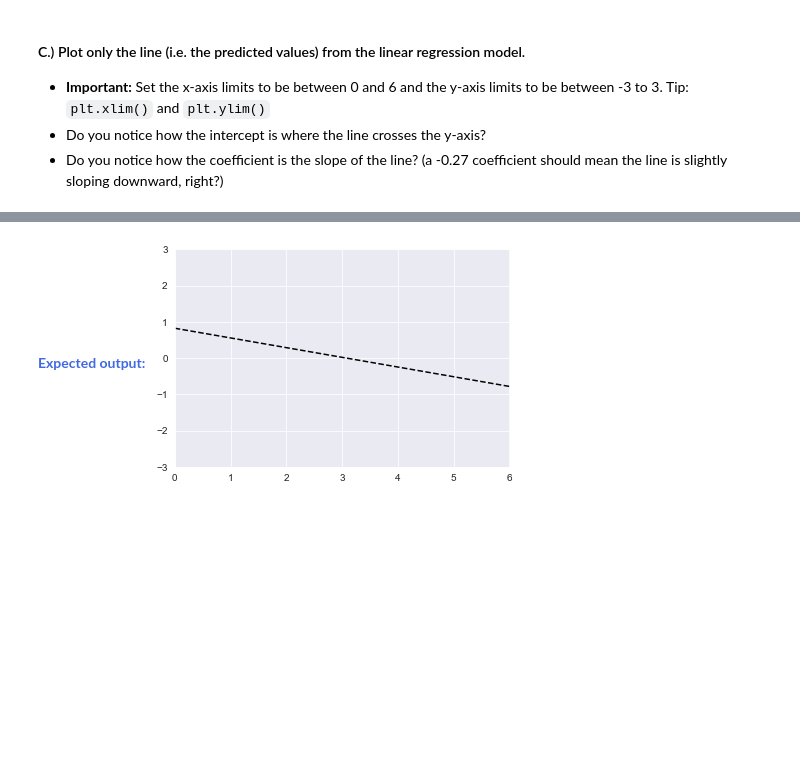
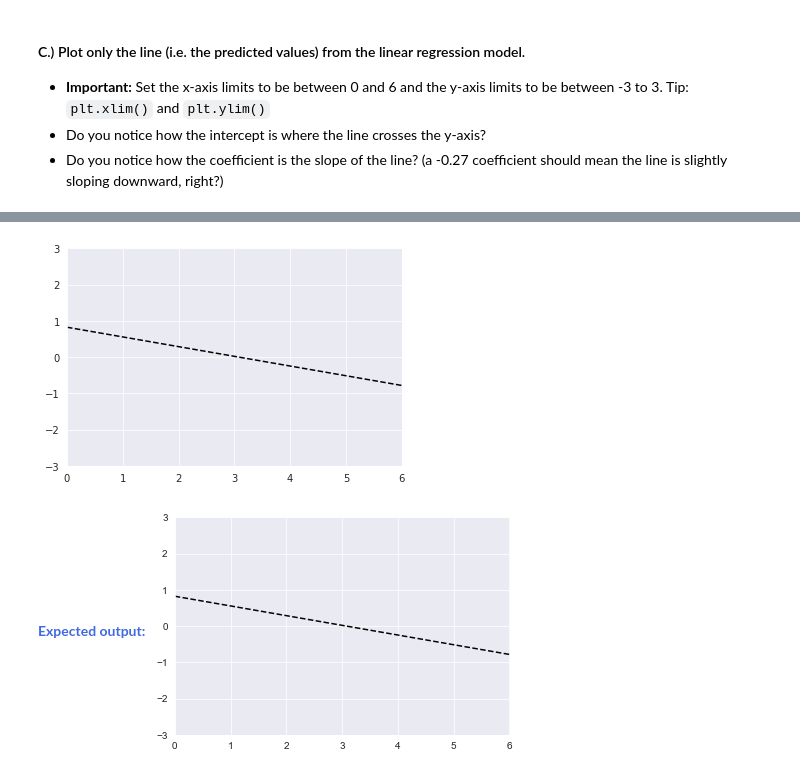
Before and after one commit to cedricsoares/elite_data_science, a Jupyter notebook: 2 - Workbook - Starting Simple.ipynb, the cells around one changed output, grey strips where cells are left out. Drawn from its saved outputs; the diff is of its cells as text; code cells hidden in the pictures; blank space fills up the shorter version.

```diff
--- a/2 - Workbook - Starting Simple.ipynb
+++ b/2 - Workbook - Starting Simple.ipynb
@@ -45,0 +129,3 @@ Let's explore this concept a bit more and really drive home the point that **mod
+# %%
+df = pd.read_csv('./project_files/simulated_data.csv')
+df.head()
@@ -89,0 +179,15 @@ Let's explore this concept a bit more and really drive home the point that **mod
+# %%
+# Set an instance au LinearRegression()
+lm = LinearRegression()
+
+# Isolate features and target
+features = df.drop('y', axis = 1)
+target = df.y
+
+# Fit the model
+lm.fit(features, target)
+
+# Print intercept and coef
+
+print(lm.intercept_)
+print(lm.coef_)
@@ -104,3 +208,12 @@ Let's explore this concept a bit more and really drive home the point that **mod
+# %%
+# Plot of the linear regression
+
+plt.plot(df.x, lm.predict(features), 'k--')
+plt.xlim(0, 6)
+plt.ylim(-3, 3)
+plt.show()
+# %% [output]
+[figure, added]
 # %% [markdown]
 <strong style="color:RoyalBlue">Expected output:</strong>
 <img src="embedded-picture-1">
```
Also changed, not shown: parts of 41 cells of this notebook.
